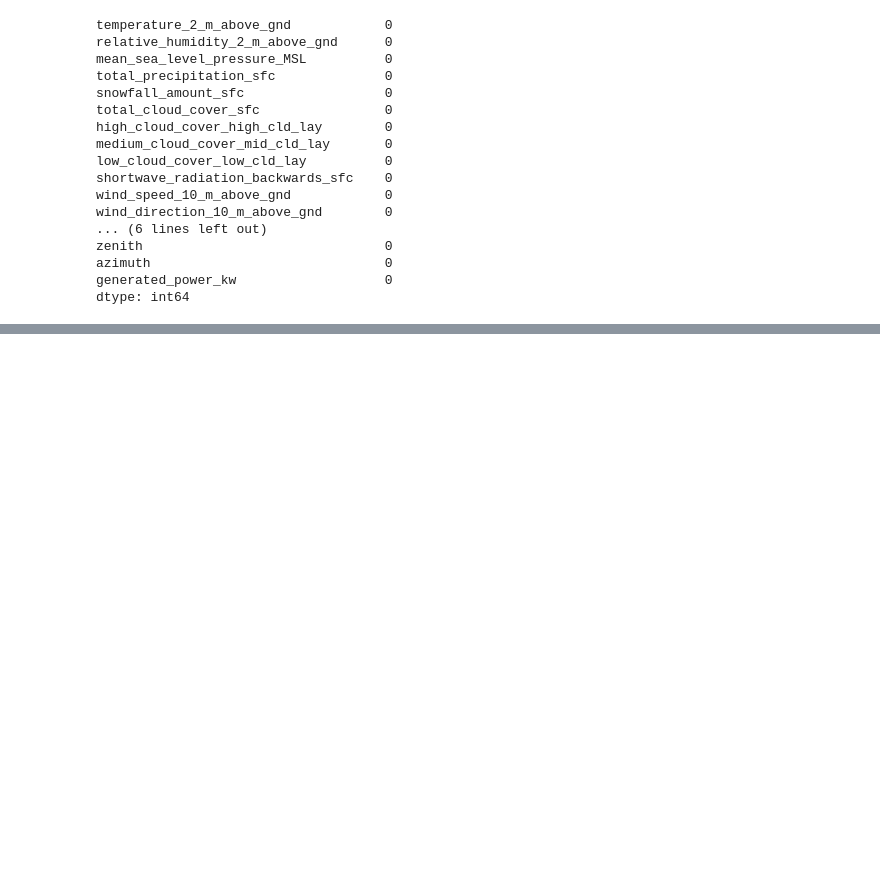
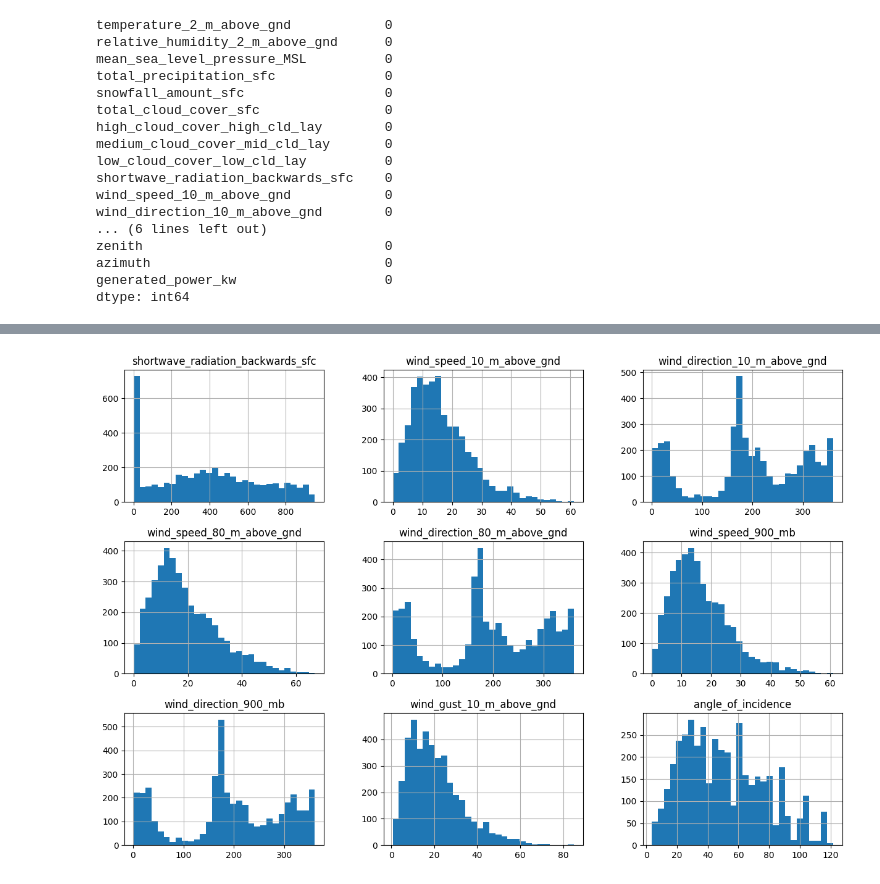
Before and after one commit to sinhasurapto/Shell_AI, a Jupyter notebook: solar_power_prediction.ipynb, the cells around one changed output, grey strips where cells are left out. Cells and saved outputs as stored; diff of their text form; code cells hidden in the pictures; blank space fills up the shorter version.

```diff
--- a/solar_power_prediction.ipynb
+++ b/solar_power_prediction.ipynb
@@ -136,0 +162,6 @@ plt.show()
+# %%
+# Generate histogram plots
+data[data.columns[9: 18]].hist(bins=30, figsize=(15, 10))
+plt.show()
+# %% [output]
+[figure, added]
```
Also changed, not shown: parts of 13 cells of this notebook.
